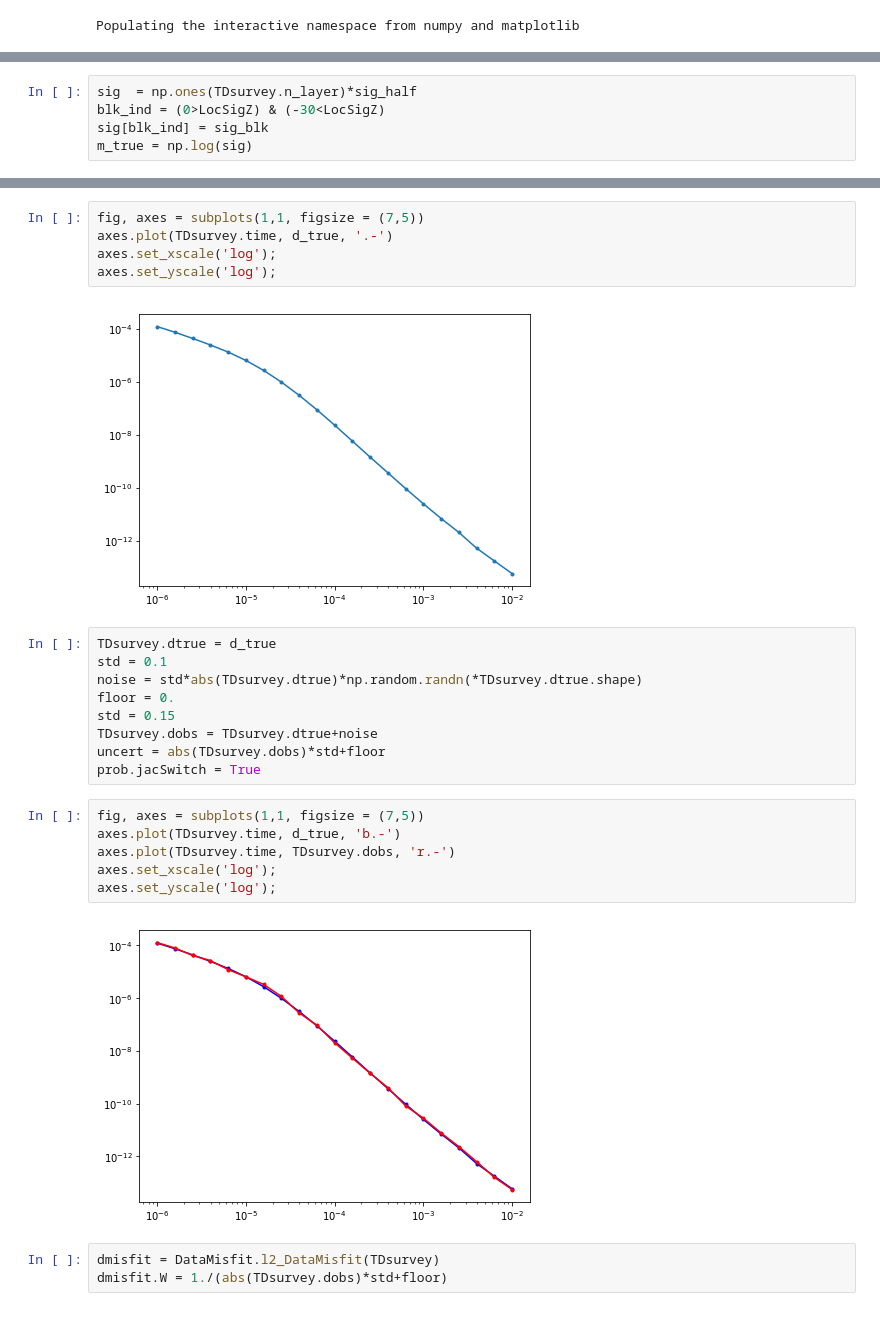
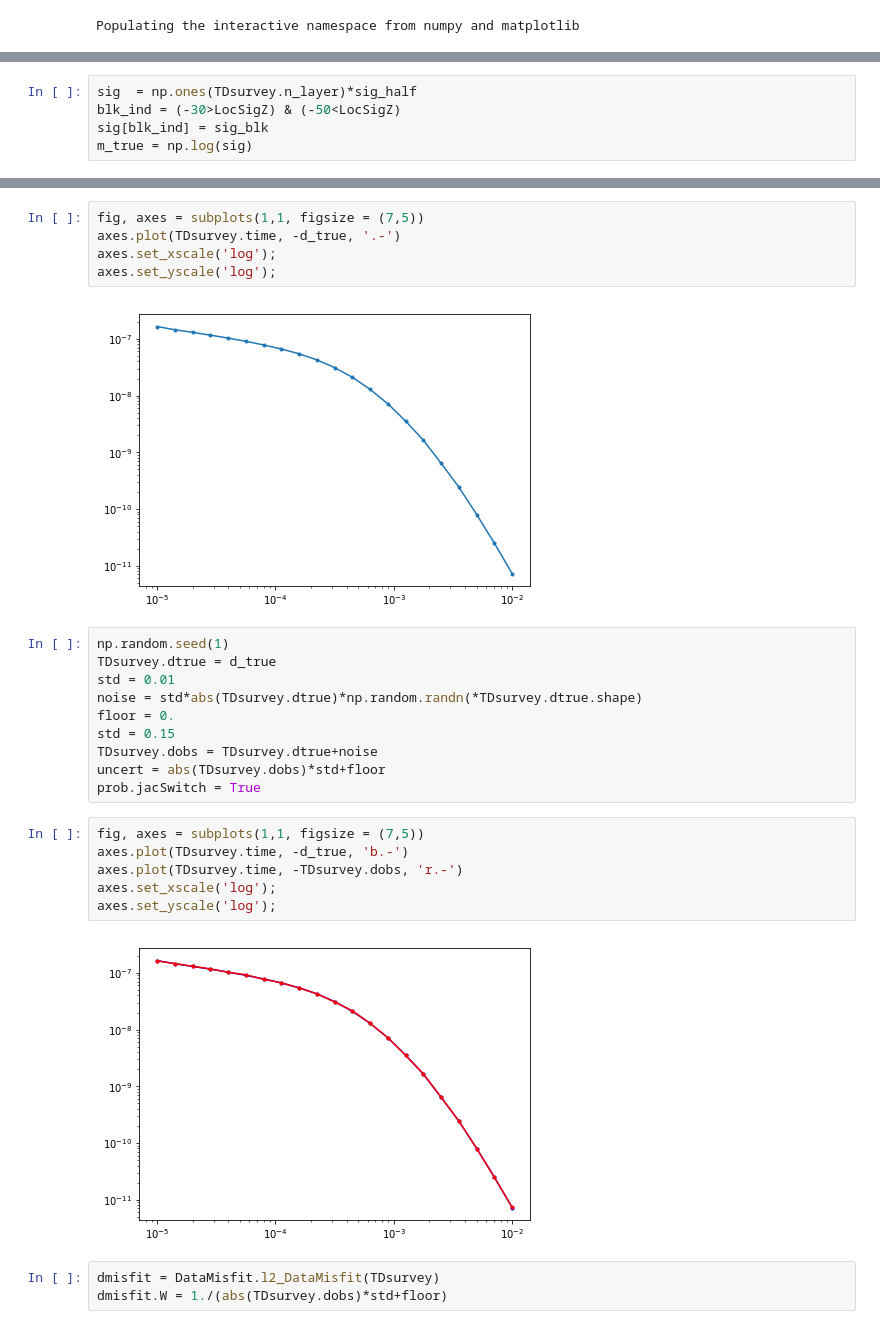
Before and after one commit to simpeg/simpegEM1D, a Jupyter notebook: simpegem1d/notebooks/EM1D_inversion_TD_layers.ipynb, the cells around one changed output, grey strips where cells are left out. Drawn from its saved outputs; the diff is of its cells as text.

Commit message:
- Working time-domain EM1D - Working global problem
Todos:
- Altitude correction
- High and Low moment

```diff
--- a/simpegem1d/notebooks/EM1D_inversion_TD_layers.ipynb
+++ b/simpegem1d/notebooks/EM1D_inversion_TD_layers.ipynb
@@ -34,5 +62,5 @@ expmap = Maps.ExpMap(mesh1D)
 # %%
 sig  = np.ones(TDsurvey.n_layer)*sig_half
-blk_ind = (0>LocSigZ) & (-30<LocSigZ)
+blk_ind = (-30>LocSigZ) & (-50<LocSigZ)
 sig[blk_ind] = sig_blk
 m_true = np.log(sig)
@@ -70,13 +86,14 @@ False
 # %%
 fig, axes = subplots(1,1, figsize = (7,5))
-axes.plot(TDsurvey.time, d_true, '.-')
+axes.plot(TDsurvey.time, -d_true, '.-')
 axes.set_xscale('log');
 axes.set_yscale('log');
 # %% [output]
-[figure, old version]
+[figure, new version]
 # %%
+np.random.seed(1)
 TDsurvey.dtrue = d_true
-std = 0.1
+std = 0.01
 noise = std*abs(TDsurvey.dtrue)*np.random.randn(*TDsurvey.dtrue.shape)
 floor = 0.
 std = 0.15
@@ -85,12 +102,12 @@ uncert = abs(TDsurvey.dobs)*std+floor
 prob.jacSwitch = True
 # %%
 fig, axes = subplots(1,1, figsize = (7,5))
-axes.plot(TDsurvey.time, d_true, 'b.-')
-axes.plot(TDsurvey.time, TDsurvey.dobs, 'r.-')
+axes.plot(TDsurvey.time, -d_true, 'b.-')
+axes.plot(TDsurvey.time, -TDsurvey.dobs, 'r.-')
 axes.set_xscale('log');
 axes.set_yscale('log');
 # %% [output]
-[figure, old version]
+[figure, new version]
 # %%
 dmisfit = DataMisfit.l2_DataMisfit(TDsurvey)
 dmisfit.W = 1./(abs(TDsurvey.dobs)*std+floor)
```
Also changed, not shown: parts of 11 cells of this notebook, 12 other files.
